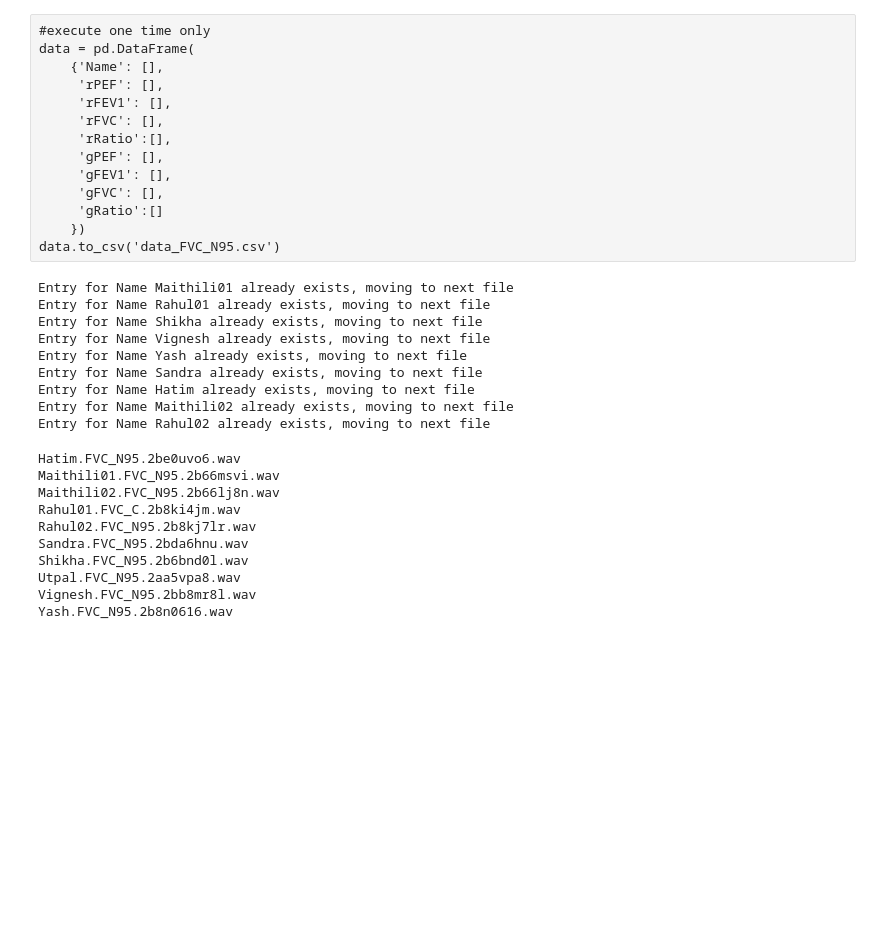
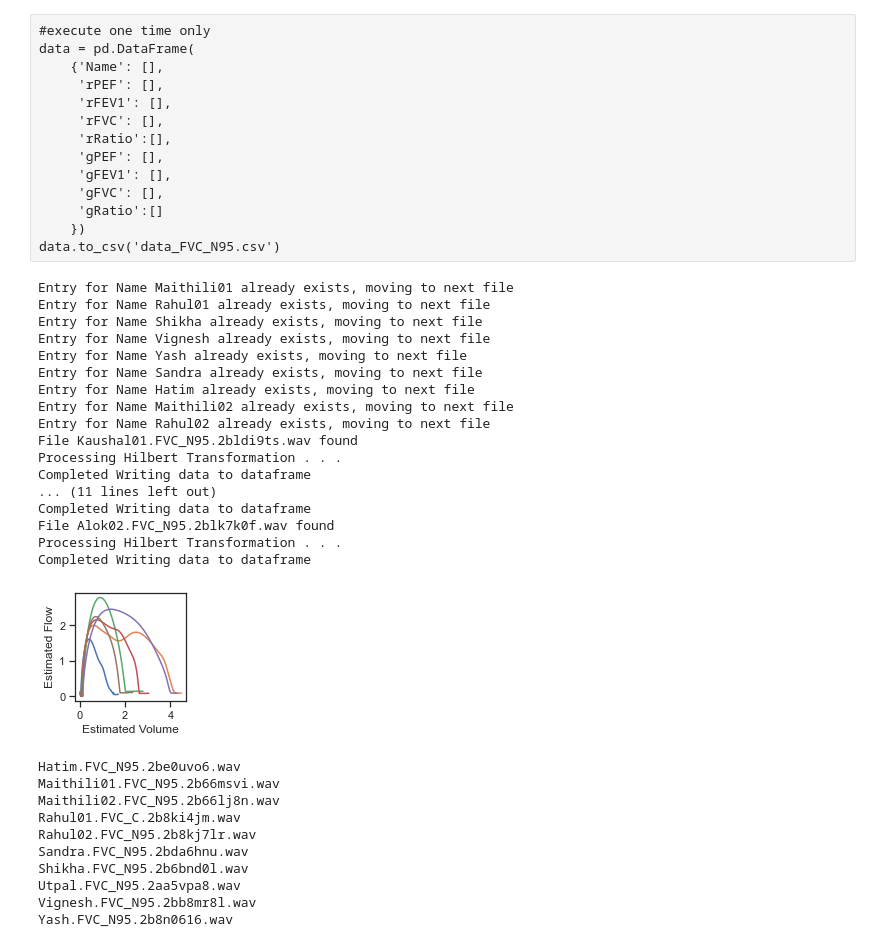
Before and after one commit to rishi-a/SpiroMask, a Jupyter notebook: July2021/hilbert-script.ipynb, the cells around one changed output. Saved outputs shown, nothing was run; the diff lists cells and outputs as text; code cells hidden in the pictures; blank space fills up the shorter version.

```diff
--- a/July2021/hilbert-script.ipynb
+++ b/July2021/hilbert-script.ipynb
@@ -112,9 +112,10 @@ names = [file.split('.')[0] for file in filenames]
 #read the csv where final computed data is stored
 df = pd.read_csv('data_FVC_N95.csv')
 
+
 #read the ground truth file
 for i in range(1,len(measured['Name'])+1):
-
+    fig,ax = plt.subplots(1,1,figsize=(2,2))
     #if the dataframe already contains the name then dont do anything
     if df['Name'].str.contains(measured['Name'][str(i)]).sum() > 0:
         print("Entry for Name {} already exists, moving to next file".format(measured['Name'][str(i)]))
@@ -151,33 +152,46 @@ for i in range(1,len(measured['Name'])+1):
         t = np.arange(0,len(envelope_hat_filt))/fs
 
         #at this point we have the
         #scale the envelope is estimate of flow rate. We will scale this to match actual flow range
         envelope_hat_filt = np.interp(envelope_hat_filt, (envelope_hat_filt.min(), 1), (0, 8))
         rPEF = round(envelope_hat_filt.max(),2)
 
         estdVolume = np.cumsum(envelope_hat_filt)
         estdVolume = np.interp(estdVolume, (0, np.cumsum([1]*len(t)).max()), (0, 8))
         #FEV1 Estimate
         rFEV1 = round(estdVolume[np.where(t==1)[0][0]],2)
         #FVC Estimate
         rFVC = round(estdVolume[-1],2)
 
         rRatio = (rFEV1/rFVC)*100
 
 
         row = {'Name': measured['Name'][str(i)], 'rPEF': rPEF, 'rFEV1': rFEV1, 'rFVC':rFVC, 'rRatio': rRatio, 'gPEF': gPEF, 'gFEV1': gFEV1, 'gFVC':gFVC, 'gRatio': gRatio}
         df = df.append(row, ignore_index = True)
         print('Completed Writing data to dataframe')
+        #estdVolume = estdVolume/np.max(estdVolume)
+        ax.plot(estdVolume, envelope_hat_filt)
+        ax.set_xlabel('Estimated Volume')
+        ax.set_ylabel('Estimated Flow')
 # %% [output]
 Entry for Name Maithili01 already exists, moving to next file
 Entry for Name Rahul01 already exists, moving to next file
 Entry for Name Shikha already exists, moving to next file
 Entry for Name Vignesh already exists, moving to next file
 Entry for Name Yash already exists, moving to next file
 Entry for Name Sandra already exists, moving to next file
 Entry for Name Hatim already exists, moving to next file
 Entry for Name Maithili02 already exists, moving to next file
 Entry for Name Rahul02 already exists, moving to next file
+File Kaushal01.FVC_N95.2bldi9ts.wav found
+Processing Hilbert Transformation . . .
+Completed Writing data to dataframe
+... (11 lines left out)
+Completed Writing data to dataframe
+File Alok02.FVC_N95.2blk7k0f.wav found
+Processing Hilbert Transformation . . .
+Completed Writing data to dataframe
+[figure, added]
 # %%
 #save the new file if required
 df.to_csv('data_FVC_N95.csv')
```
Also changed, not shown: 16 other files.
